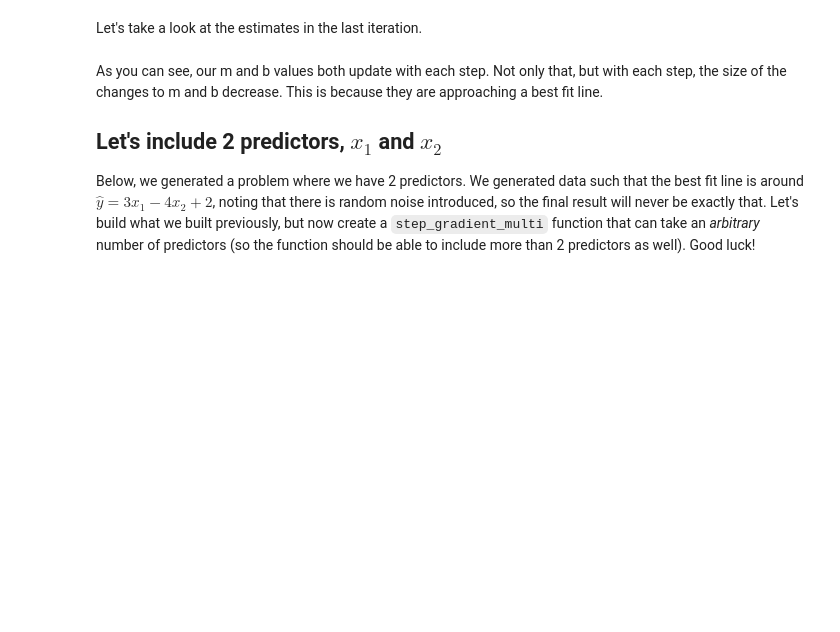
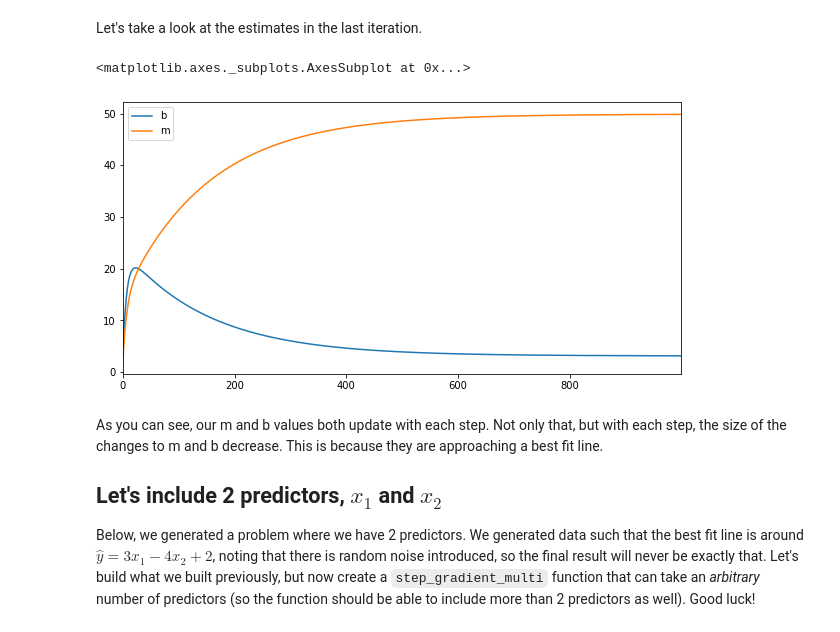
Before and after one commit to jirvingphd/fsds_pt_100719_cohort_notes, a Jupyter notebook: labs_from_class/sect_23_derivatives/sect_23_apply_gradient_descent_SG.ipynb, the cells around one changed output. Saved outputs shown, nothing was run; the diff lists cells and outputs as text; code cells hidden in the pictures; blank space fills up the shorter version.

```diff
--- a/labs_from_class/sect_23_derivatives/sect_23_apply_gradient_descent_SG.ipynb
+++ b/labs_from_class/sect_23_derivatives/sect_23_apply_gradient_descent_SG.ipynb
@@ -118,9 +195,31 @@ The parameters should be:
 > points : the number of points at which we want to check our gradient
 
 See if you can use your `error_at` function within the `step_gradient` function!
-# %%
-def step_gradient(b_current, m_current, points):
-    pass
+# %%
+def step_gradient(b_current, m_current, points,learning_rate = .1):
+    #amount to update our variables for our next step
+    # initial variables of our regression line
+
+    update_to_m = 0
+    update_to_b = 0
+    # define learning rate and n
+    n =len(data)
+
+    # create update_to_b and update_to_m
+    # iterate through data to change update_to_b and update_to_m
+    for i in range(len(points)):
+        update_to_b += -(1/n) * error_at(data[i],b_current,m_current)
+        update_to_m += -(1/n) * error_at(data[i],b_current,m_current)*points[i][1]
+    #     error_at()
+
+    # create new_b and new_m
+
+    new_b = b_current - (learning_rate*update_to_b)
+    new_m = m_current - (learning_rate*update_to_m)
+    return (new_b,new_m)
+
+#     print(f"m={new_m}")
+#     print(f"b={new_b}")
 # %% [markdown]
 Now let's initialize `b` and `m` as 0 and run a first iteration of the `step_gradient` function.
 # %%
@@ -138,3 +243,18 @@ Let's do this, say, 1000 times.
+# %%
+# create a for loop to do this
+b= 0
+m=0
+res=[['b','m']]
+
+for i in range(1000):
+    (b,m) = step_gradient(b,m,data)
+    res.append((b,m))
+res = pd.DataFrame(res[1:],columns=res[0])
 # %% [markdown]
 Let's take a look at the estimates in the last iteration.
+# %%
+res.plot(figsize=(10,5))
+# %% [output]
+<matplotlib.axes._subplots.AxesSubplot at 0x...>
+[figure, added]
 # %%
```
Also changed, not shown: parts of 28 cells of this notebook, 2 other files.
